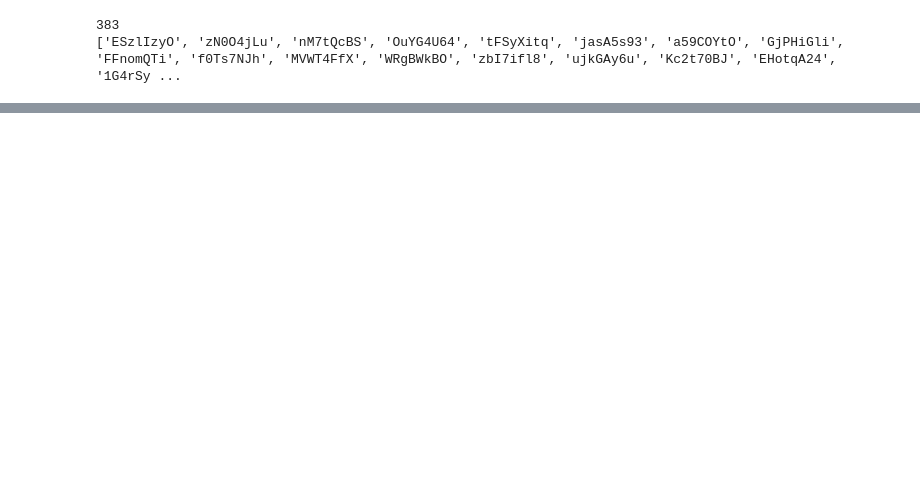
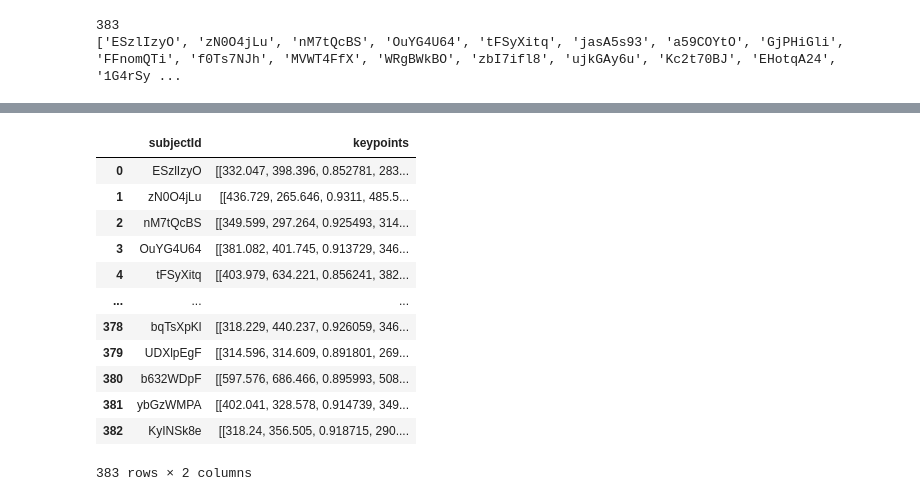
Before and after one commit to amandaliusa/cs231n, a Jupyter notebook: preprocessing/PrepareKeypoints.ipynb, the cells around one changed output, grey strips where cells are left out. Saved outputs shown, nothing was run; the diff lists cells and outputs as text; code cells hidden in the pictures; blank space fills up the shorter version.

Commit message:
Get keypoints for all videos

```diff
--- a/preprocessing/PrepareKeypoints.ipynb
+++ b/preprocessing/PrepareKeypoints.ipynb
@@ -65,9 +98,29 @@ C:\Users\amanda\Documents\GitHub\cs231n/videos/keypoints/0B2dfO4b exists
 # Convert to numpy arrays and save locally
 os.makedirs("{}/videos/np".format(homedir), exist_ok=True)
 
+all_res = []
 for subjectid in videos:
     try:
         res = json2np("{}/videos/keypoints/{}".format(homedir, subjectid), subjectid)
-        np.save("{}/videos/np/{}.npy".format(homedir, subjectid), res)
+        all_res.append((subjectid, res))
+        #np.save("{}/videos/np/{}.npy".format(homedir, subjectid), res)
     except:
         print("error " + subjectid)
+# %%
+res_df = pd.DataFrame(all_res)
+res_df.columns=['subjectId', 'keypoints']
+res_df
+# %% [output]
+|  | subjectId | keypoints |
+| 0 | ESzlIzyO | [[332.047, 398.396, 0.852781, 283... |
+| 1 | zN0O4jLu | [[436.729, 265.646, 0.9311, 485.5... |
+| 2 | nM7tQcBS | [[349.599, 297.264, 0.925493, 314... |
+| 3 | OuYG4U64 | [[381.082, 401.745, 0.913729, 346... |
+| 4 | tFSyXitq | [[403.979, 634.221, 0.856241, 382... |
+| ... | ... | ... |
+| 378 | bqTsXpKl | [[318.229, 440.237, 0.926059, 346... |
+| 379 | UDXlpEgF | [[314.596, 314.609, 0.891801, 269... |
+| 380 | b632WDpF | [[597.576, 686.466, 0.895993, 508... |
+| 381 | ybGzWMPA | [[402.041, 328.578, 0.914739, 349... |
+| 382 | KyINSk8e | [[318.24, 356.505, 0.918715, 290.... |
+383 rows × 2 columns
```
Also changed, not shown: parts of 3 cells of this notebook, 1 other file.
